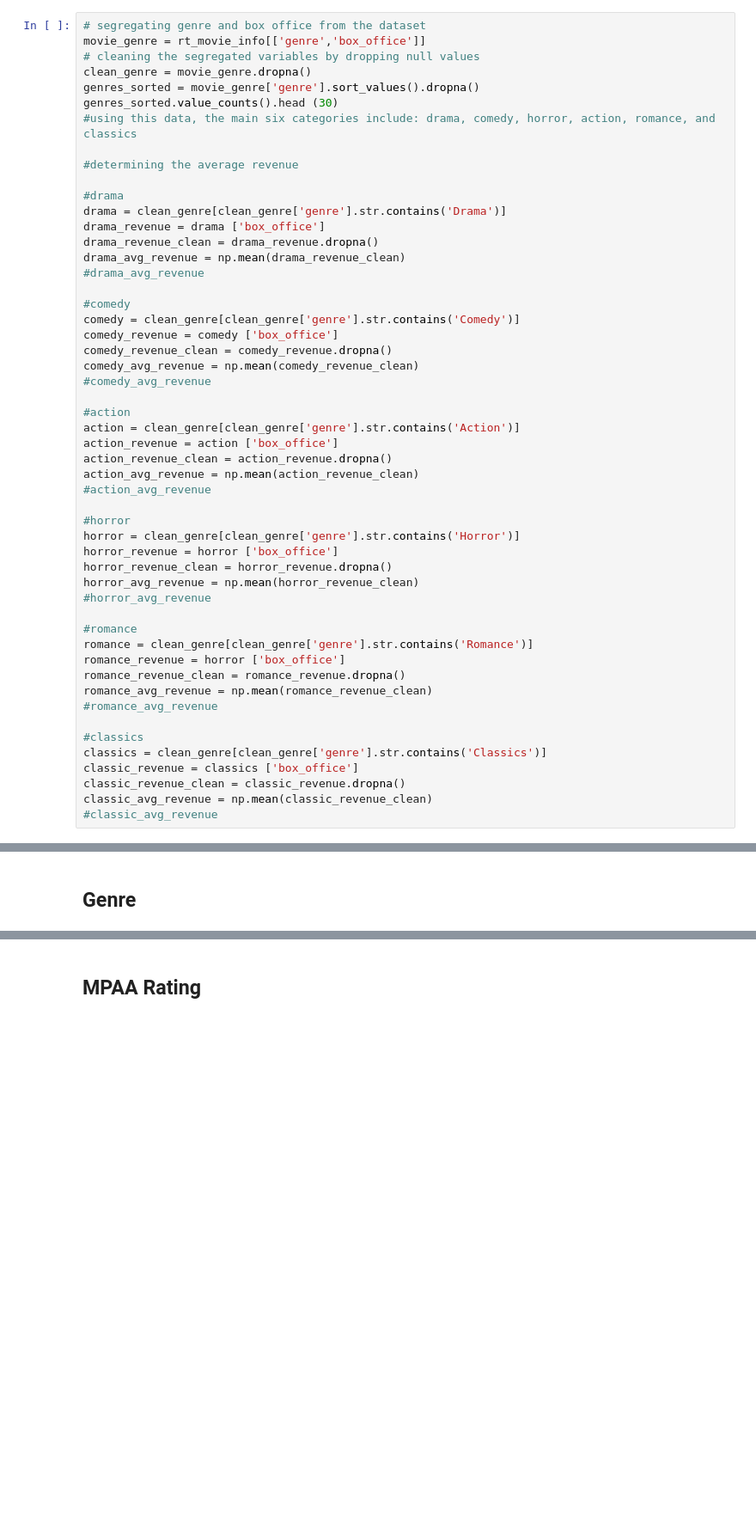
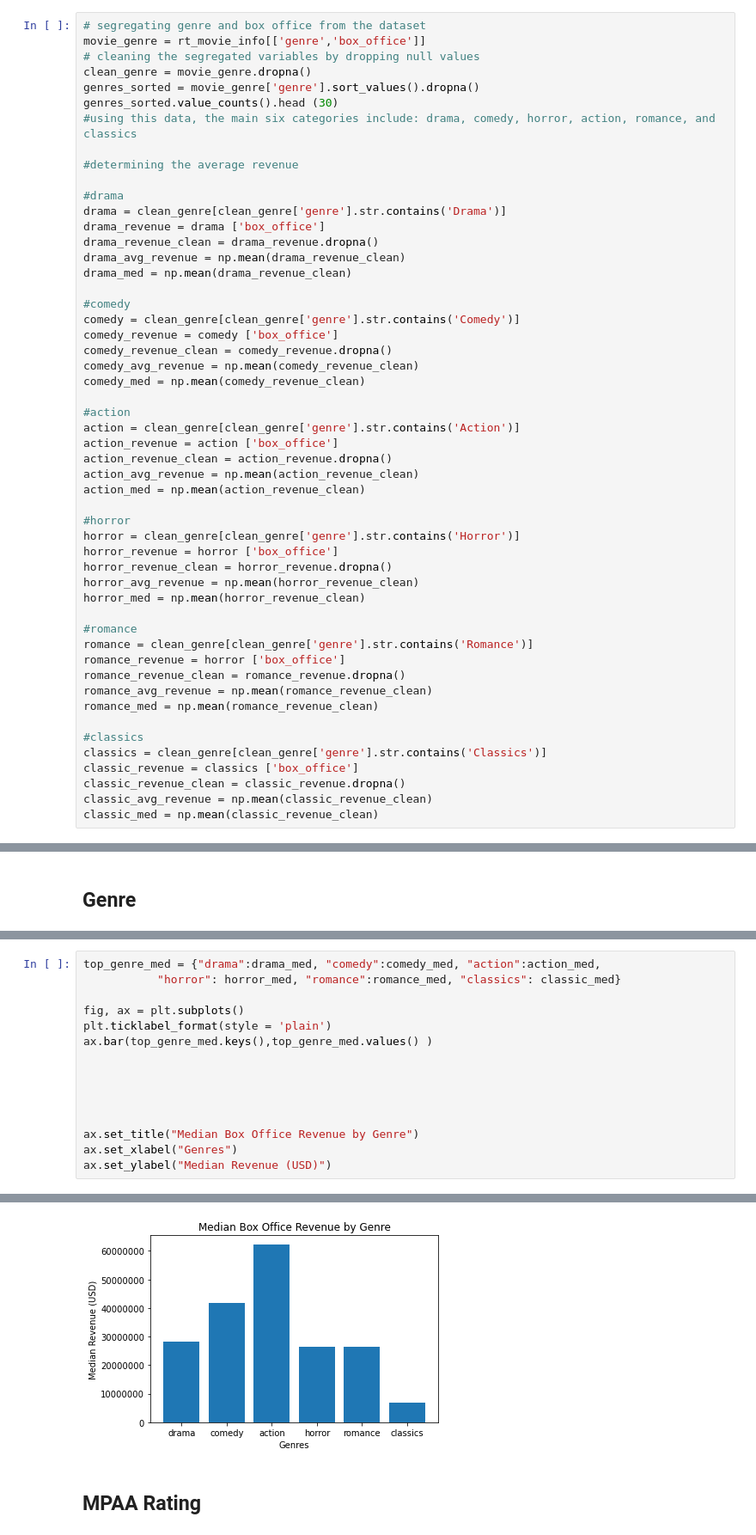
Before and after one commit to jumholtz/AIOverlordSupporters, a Jupyter notebook: student.ipynb, the cells around one changed output, grey strips where cells are left out. Shown: that part at 86% size. Drawn from its saved outputs; the diff is of its cells as text; blank space fills up the shorter version.

```diff
--- a/student.ipynb
+++ b/student.ipynb
@@ -63,41 +106,41 @@ drama = clean_genre[clean_genre['genre'].str.contains('Drama')]
 drama_revenue = drama ['box_office']
 drama_revenue_clean = drama_revenue.dropna()
 drama_avg_revenue = np.mean(drama_revenue_clean)
-#drama_avg_revenue
+drama_med = np.mean(drama_revenue_clean)
 
 #comedy
 comedy = clean_genre[clean_genre['genre'].str.contains('Comedy')]
 comedy_revenue = comedy ['box_office']
 comedy_revenue_clean = comedy_revenue.dropna()
 comedy_avg_revenue = np.mean(comedy_revenue_clean)
-#comedy_avg_revenue
+comedy_med = np.mean(comedy_revenue_clean)
 
 #action
 action = clean_genre[clean_genre['genre'].str.contains('Action')]
 action_revenue = action ['box_office']
 action_revenue_clean = action_revenue.dropna()
 action_avg_revenue = np.mean(action_revenue_clean)
-#action_avg_revenue
+action_med = np.mean(action_revenue_clean)
 
 #horror
 horror = clean_genre[clean_genre['genre'].str.contains('Horror')]
 horror_revenue = horror ['box_office']
 horror_revenue_clean = horror_revenue.dropna()
 horror_avg_revenue = np.mean(horror_revenue_clean)
-#horror_avg_revenue
+horror_med = np.mean(horror_revenue_clean)
 
 #romance
 romance = clean_genre[clean_genre['genre'].str.contains('Romance')]
 romance_revenue = horror ['box_office']
 romance_revenue_clean = romance_revenue.dropna()
 romance_avg_revenue = np.mean(romance_revenue_clean)
-#romance_avg_revenue
+romance_med = np.mean(romance_revenue_clean)
 
 #classics
 classics = clean_genre[clean_genre['genre'].str.contains('Classics')]
 classic_revenue = classics ['box_office']
 classic_revenue_clean = classic_revenue.dropna()
 classic_avg_revenue = np.mean(classic_revenue_clean)
-#classic_avg_revenue
+classic_med = np.mean(classic_revenue_clean)
 # %% [markdown]
 ## MPAA Rating
@@ -362,0 +387,16 @@ ax.set_ylabel("Revenue in Tens of Millions (USD)");
+# %%
+top_genre_med = {"drama":drama_med, "comedy":comedy_med, "action":action_med,
+           "horror": horror_med, "romance":romance_med, "classics": classic_med}
+
+fig, ax = plt.subplots()
+plt.ticklabel_format(style = 'plain')
+ax.bar(top_genre_med.keys(),top_genre_med.values() )
+
+
+
+
+
+ax.set_title("Median Box Office Revenue by Genre")
+ax.set_xlabel("Genres")
+ax.set_ylabel("Median Revenue (USD)")
+# %% [output]
@@ -363,2 +404,3 @@ ax.set_ylabel("Revenue in Tens of Millions (USD)");
+[figure, added]
 # %% [markdown]
 ## MPAA Rating
```
Also changed, not shown: parts of 43 cells of this notebook.
